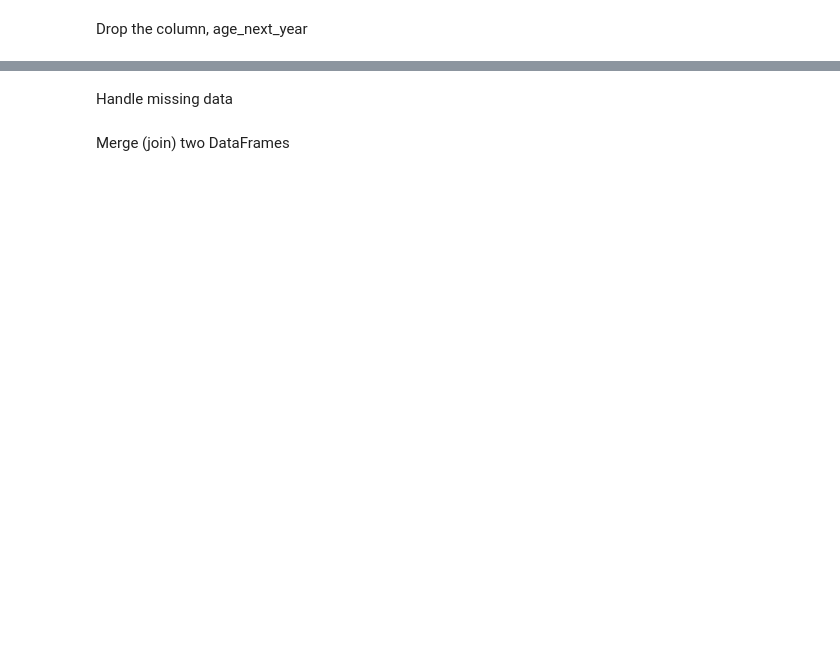
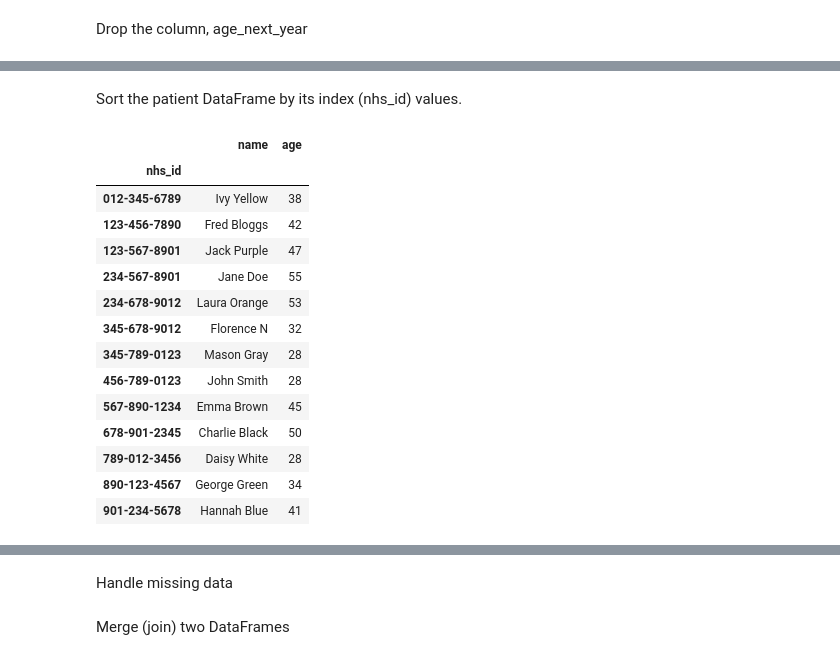
Before and after one commit to MarkWilcock/Python-Course, a Jupyter notebook: pandas_answer.ipynb, the cells around one changed output, grey strips where cells are left out. Saved outputs shown, nothing was run; the diff lists cells and outputs as text; code cells hidden in the pictures; blank space fills up the shorter version.

```diff
--- a/pandas_answer.ipynb
+++ b/pandas_answer.ipynb
@@ -86,3 +340,7 @@ Use loc[]
 ## Manipulate data in DataFrames
 # %% [markdown]
 Add a new column, age_next_year
+# %%
+# Write your code here
+df_patient['age_next_year'] = df_patient['age'] + 1
+df_patient.head(2)
@@ -89,2 +352,6 @@ Add a new column, age_next_year
 # %% [markdown]
 Drop the column, age_next_year
+# %%
+# Write your code here
+df_patient.drop(columns='age_next_year', inplace=True)
+df_patient.head(2)
@@ -92,0 +379,21 @@ Create a filtered DataFrame that contains only those patiennts who are 40 years
+# %% [markdown]
+Sort the patient DataFrame by its index (nhs_id) values.
+# %%
+# Write your code here
+df_patient.sort_index(ascending=True)
+# %% [output]
+|  | name | age |
+| nhs_id |  |  |
+| 012-345-6789 | Ivy Yellow | 38 |
+| 123-456-7890 | Fred Bloggs | 42 |
+| 123-567-8901 | Jack Purple | 47 |
+| 234-567-8901 | Jane Doe | 55 |
+| 234-678-9012 | Laura Orange | 53 |
+| 345-678-9012 | Florence N | 32 |
+| 345-789-0123 | Mason Gray | 28 |
+| 456-789-0123 | John Smith | 28 |
+| 567-890-1234 | Emma Brown | 45 |
+| 678-901-2345 | Charlie Black | 50 |
+| 789-012-3456 | Daisy White | 28 |
+| 890-123-4567 | George Green | 34 |
+| 901-234-5678 | Hannah Blue | 41 |
```
Also changed, not shown: parts of 47 cells of this notebook.
